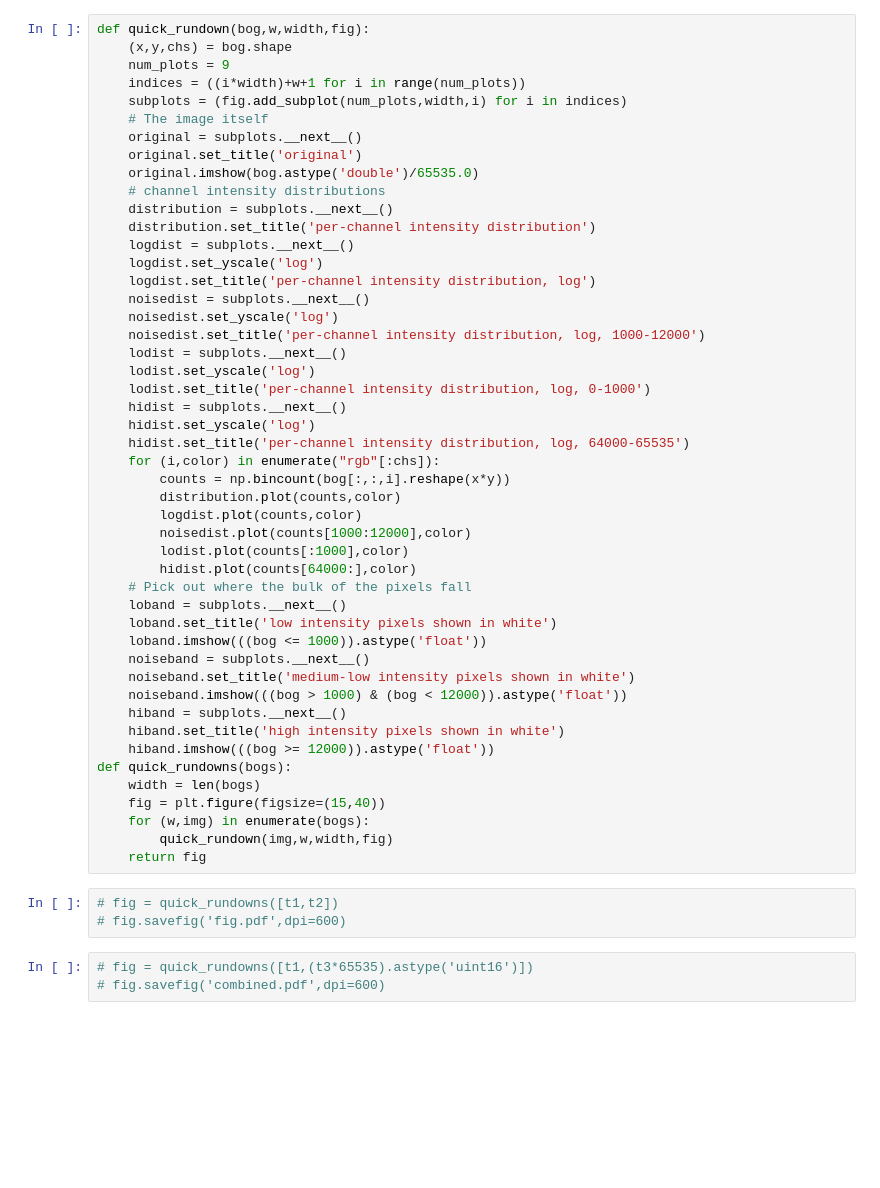
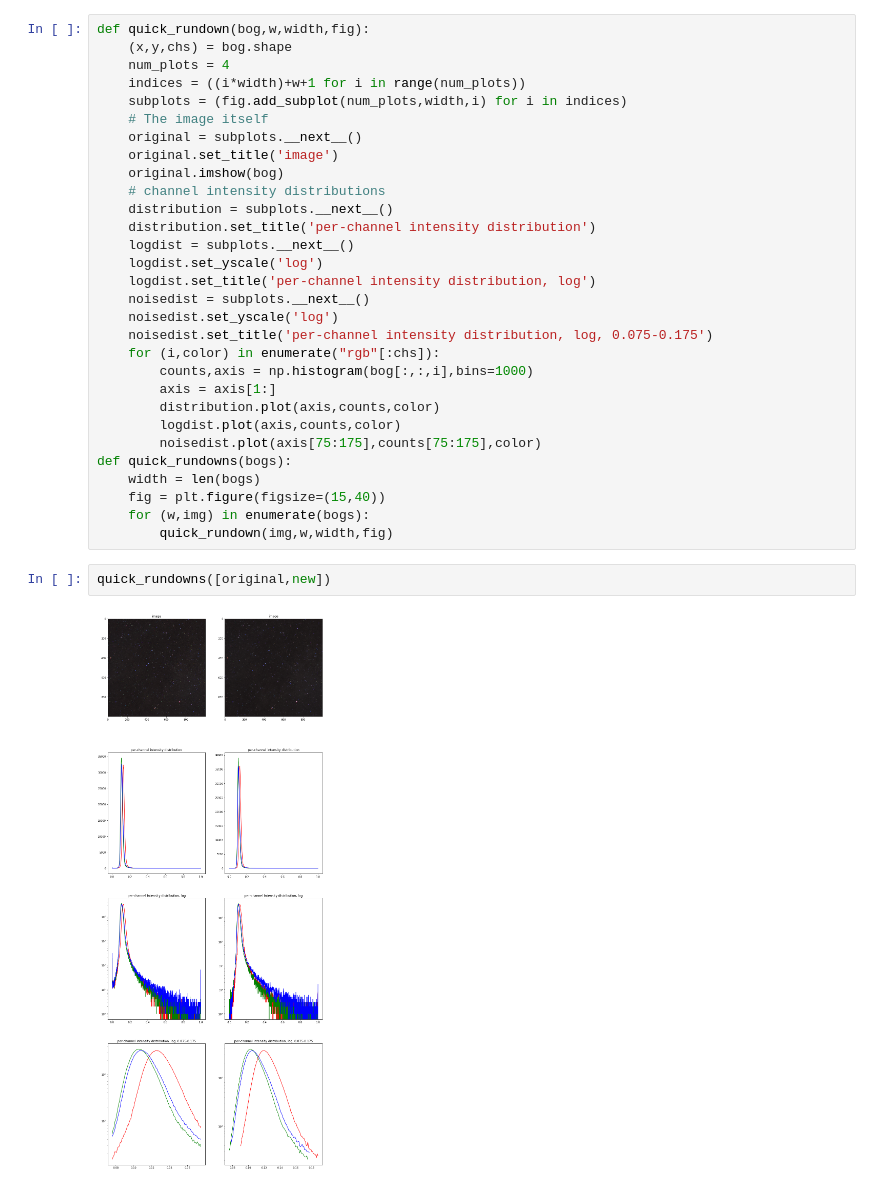
Before and after one commit to wyager/astro, a Jupyter notebook: Sensor Noise.ipynb, the cells around one changed output. Saved outputs shown, nothing was run; the diff lists cells and outputs as text; blank space fills up the shorter version.

```diff
--- a/Sensor Noise.ipynb
+++ b/Sensor Noise.ipynb
@@ -9,13 +161,13 @@ from scipy import interpolate
 # %%
 def quick_rundown(bog,w,width,fig):
     (x,y,chs) = bog.shape
-    num_plots = 9
+    num_plots = 4
     indices = ((i*width)+w+1 for i in range(num_plots))
     subplots = (fig.add_subplot(num_plots,width,i) for i in indices)
     # The image itself
     original = subplots.__next__()
-    original.set_title('original')
-    original.imshow(bog.astype('double')/65535.0)
+    original.set_title('image')
+    original.imshow(bog)
     # channel intensity distributions
     distribution = subplots.__next__()
     distribution.set_title('per-channel intensity distribution')
@@ -24,39 +176,19 @@ def quick_rundown(bog,w,width,fig):
     logdist.set_title('per-channel intensity distribution, log')
     noisedist = subplots.__next__()
     noisedist.set_yscale('log')
-    noisedist.set_title('per-channel intensity distribution, log, 1000-12000')
-    lodist = subplots.__next__()
-    lodist.set_yscale('log')
-    lodist.set_title('per-channel intensity distribution, log, 0-1000')
-    hidist = subplots.__next__()
-    hidist.set_yscale('log')
-    hidist.set_title('per-channel intensity distribution, log, 64000-65535')
+    noisedist.set_title('per-channel intensity distribution, log, 0.075-0.175')
     for (i,color) in enumerate("rgb"[:chs]):
-        counts = np.bincount(bog[:,:,i].reshape(x*y))
-        distribution.plot(counts,color)
-        logdist.plot(counts,color)
-        noisedist.plot(counts[1000:12000],color)
-        lodist.plot(counts[:1000],color)
-        hidist.plot(counts[64000:],color)
-    # Pick out where the bulk of the pixels fall
-    loband = subplots.__next__()
-    loband.set_title('low intensity pixels shown in white')
-    loband.imshow(((bog <= 1000)).astype('float'))
-    noiseband = subplots.__next__()
-    noiseband.set_title('medium-low intensity pixels shown in white')
-    noiseband.imshow(((bog > 1000) & (bog < 12000)).astype('float'))
-    hiband = subplots.__next__()
-    hiband.set_title('high intensity pixels shown in white')
-    hiband.imshow(((bog >= 12000)).astype('float'))
+        counts,axis = np.histogram(bog[:,:,i],bins=1000)
+        axis = axis[1:]
+        distribution.plot(axis,counts,color)
+        logdist.plot(axis,counts,color)
+        noisedist.plot(axis[75:175],counts[75:175],color)
 def quick_rundowns(bogs):
     width = len(bogs)
     fig = plt.figure(figsize=(15,40))
     for (w,img) in enumerate(bogs):
         quick_rundown(img,w,width,fig)
-    return fig
-# %%
-# fig = quick_rundowns([t1,t2])
-# fig.savefig('fig.pdf',dpi=600)
-# %%
-# fig = quick_rundowns([t1,(t3*65535).astype('uint16')])
-# fig.savefig('combined.pdf',dpi=600)
+# %%
+quick_rundowns([original,new])
+# %% [output]
+[figure, added]
```
Also changed, not shown: parts of 26 cells of this notebook, 2 other files.
